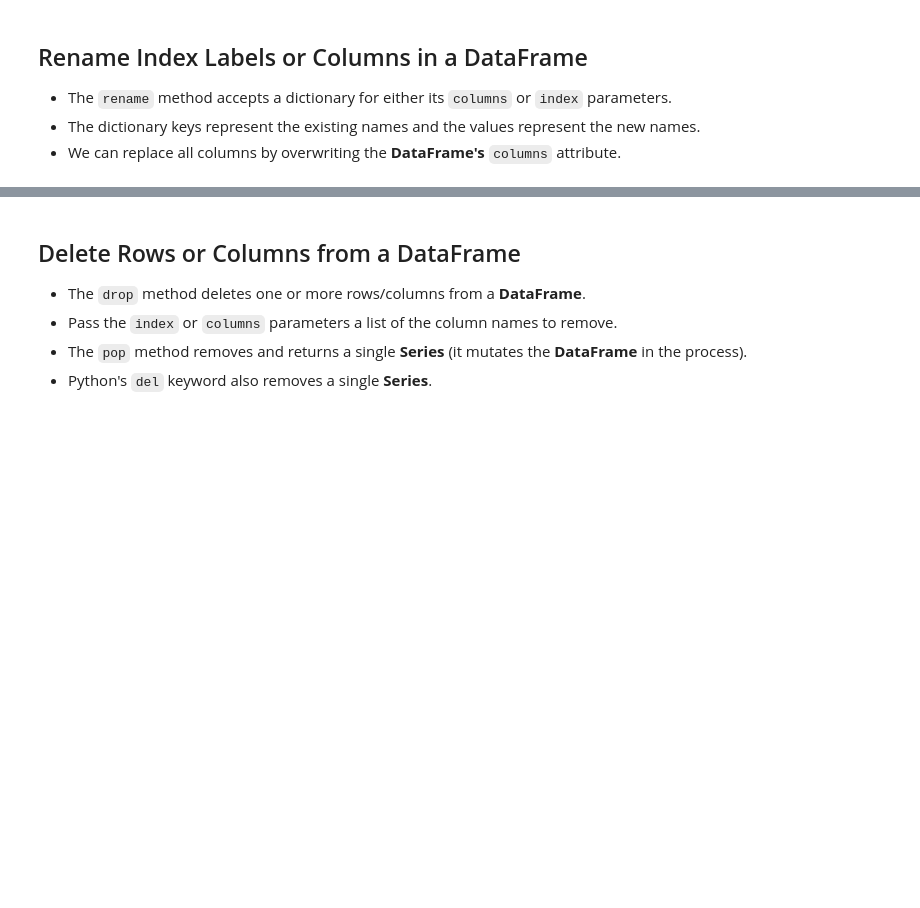
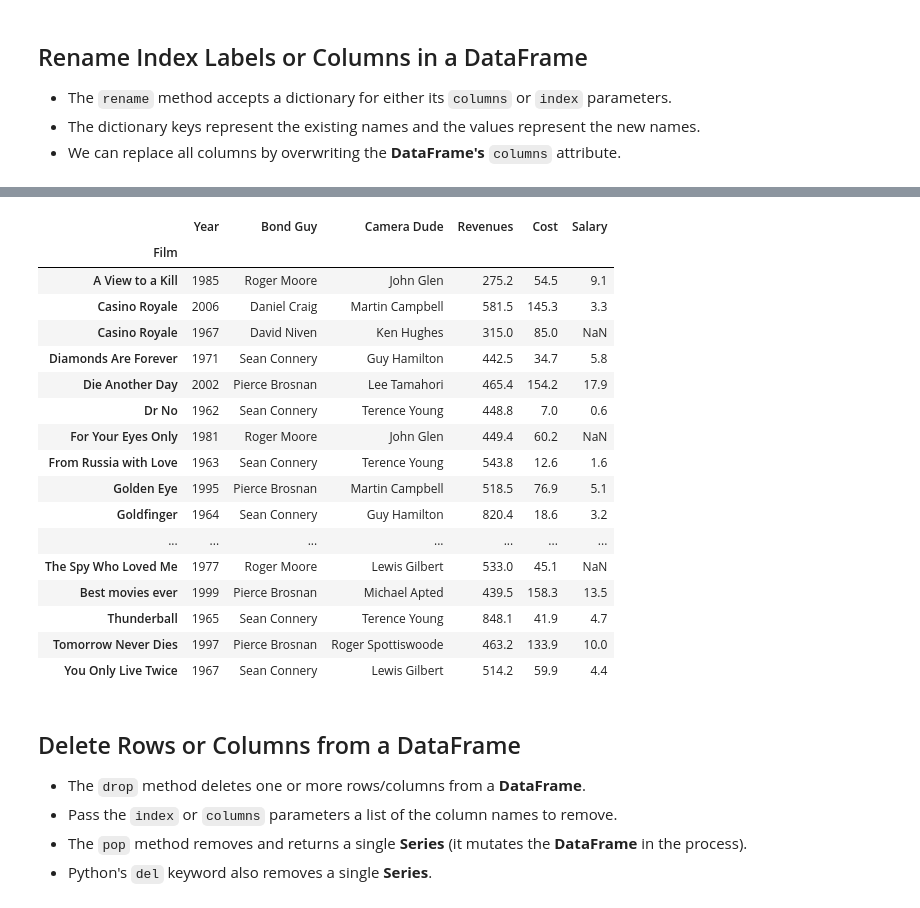
Before and after one commit to bocongamco/jupyter_learning, a Jupyter notebook: 06 - DataFrames III - Data Extraction.ipynb, the cells around one changed output, grey strips where cells are left out. Saved outputs shown, nothing was run; the diff lists cells and outputs as text; code cells hidden in the pictures; blank space fills up the shorter version.

```diff
--- a/06 - DataFrames III - Data Extraction.ipynb
+++ b/06 - DataFrames III - Data Extraction.ipynb
@@ -246,3 +246,6 @@ bond.loc[is_sean_connery, "Actor"] = "Sir Sean Connery"
 - The `rename` method accepts a dictionary for either its `columns` or `index` parameters.
 - The dictionary keys represent the existing names and the values represent the new names.
 - We can replace all columns by overwriting the **DataFrame's** `columns` attribute.
+# %%
+bond = pd.read_csv("Jamesbond.csv", index_col = "Film").sort_index()
+bond.head()
@@ -248,0 +260,10 @@ bond.loc[is_sean_connery, "Actor"] = "Sir Sean Connery"
+# %%
+bond = bond.rename(columns={"Year": "Year of release","Box Office":"Revenue"})
+# %%
+swaps = {
+    "Dr. No": "Dr No",
+    "GoldenEye": "Golden Eye",
+    "The World Is Not Enough": "Best movies ever"
+}
+bond = bond.rename(index=swaps)
+bond.head()
@@ -249,3 +278,26 @@ bond.loc[is_sean_connery, "Actor"] = "Sir Sean Connery"
+# %%
+bond.columns=["Year","Bond Guy","Camera Dude","Revenues","Cost","Salary"]
+# %%
+bond
+# %% [output]
+|  | Year | Bond Guy | Camera Dude | Revenues | Cost | Salary |
+| Film |  |  |  |  |  |  |
+| A View to a Kill | 1985 | Roger Moore | John Glen | 275.2 | 54.5 | 9.1 |
+| Casino Royale | 2006 | Daniel Craig | Martin Campbell | 581.5 | 145.3 | 3.3 |
+| Casino Royale | 1967 | David Niven | Ken Hughes | 315.0 | 85.0 | NaN |
+| Diamonds Are Forever | 1971 | Sean Connery | Guy Hamilton | 442.5 | 34.7 | 5.8 |
+| Die Another Day | 2002 | Pierce Brosnan | Lee Tamahori | 465.4 | 154.2 | 17.9 |
+| Dr No | 1962 | Sean Connery | Terence Young | 448.8 | 7.0 | 0.6 |
+| For Your Eyes Only | 1981 | Roger Moore | John Glen | 449.4 | 60.2 | NaN |
+| From Russia with Love | 1963 | Sean Connery | Terence Young | 543.8 | 12.6 | 1.6 |
+| Golden Eye | 1995 | Pierce Brosnan | Martin Campbell | 518.5 | 76.9 | 5.1 |
+| Goldfinger | 1964 | Sean Connery | Guy Hamilton | 820.4 | 18.6 | 3.2 |
+| ... | ... | ... | ... | ... | ... | ... |
+| The Spy Who Loved Me | 1977 | Roger Moore | Lewis Gilbert | 533.0 | 45.1 | NaN |
+| Best movies ever | 1999 | Pierce Brosnan | Michael Apted | 439.5 | 158.3 | 13.5 |
+| Thunderball | 1965 | Sean Connery | Terence Young | 848.1 | 41.9 | 4.7 |
+| Tomorrow Never Dies | 1997 | Pierce Brosnan | Roger Spottiswoode | 463.2 | 133.9 | 10.0 |
+| You Only Live Twice | 1967 | Sean Connery | Lewis Gilbert | 514.2 | 59.9 | 4.4 |
 # %% [markdown]
 ## Delete Rows or Columns from a DataFrame
 - The `drop` method deletes one or more rows/columns from a **DataFrame**.
```
Also changed, not shown: parts of 14 cells of this notebook.
